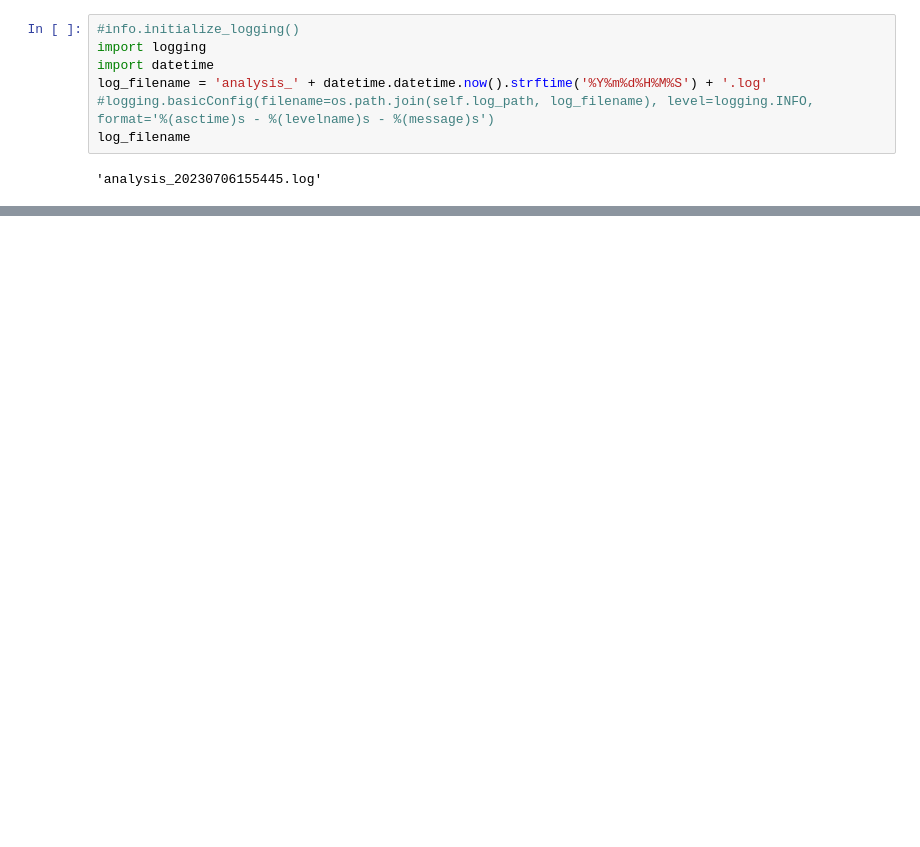
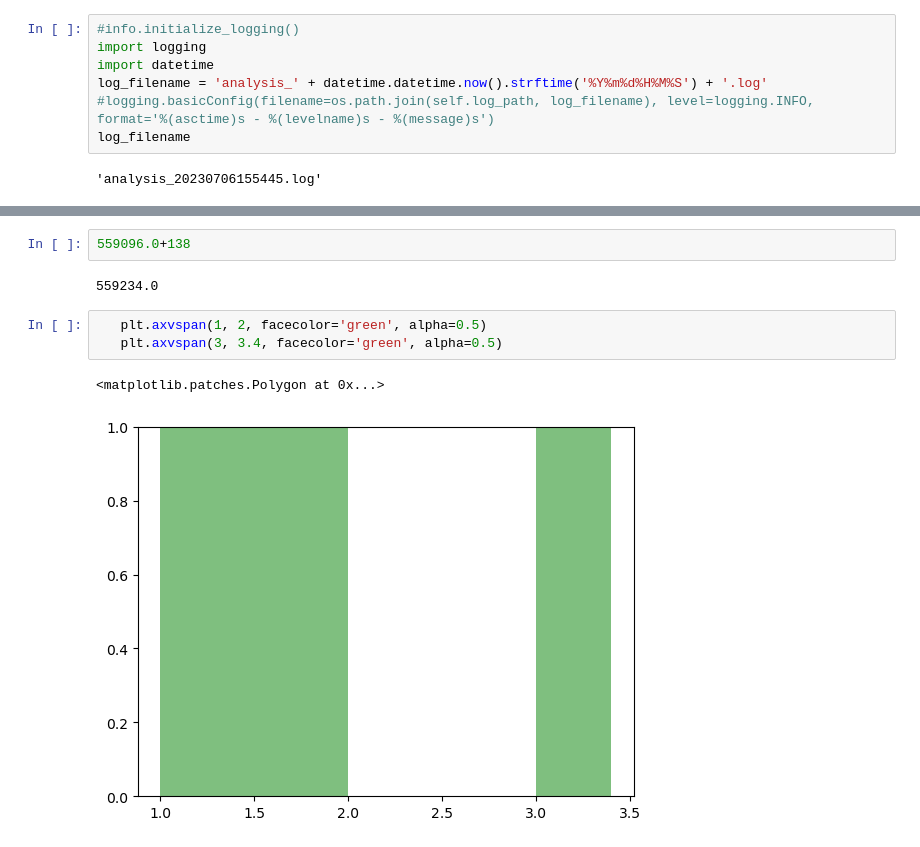
Before and after one commit to incubodac/EEGDECONV, a Jupyter notebook: MNEunfold.ipynb, the cells around one changed output, grey strips where cells are left out. Cells and saved outputs as stored; diff of their text form; blank space fills up the shorter version.

```diff
--- a/MNEunfold.ipynb
+++ b/MNEunfold.ipynb
@@ -567,0 +729,10 @@ log_filename
+# %%
+559096.0+138
+# %% [output]
+559234.0
+# %%
+   plt.axvspan(1, 2, facecolor='green', alpha=0.5)
+   plt.axvspan(3, 3.4, facecolor='green', alpha=0.5)
+# %% [output]
+<matplotlib.patches.Polygon at 0x...>
+[figure, added]
```
Also changed, not shown: parts of 15 cells of this notebook, 1 other file.
